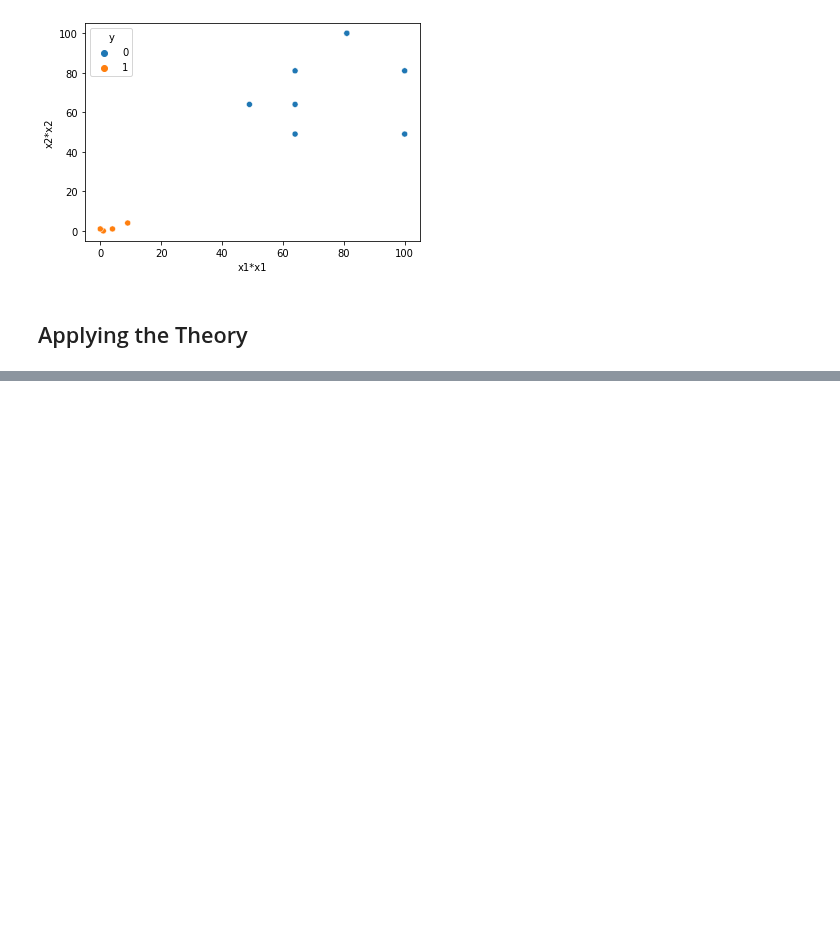
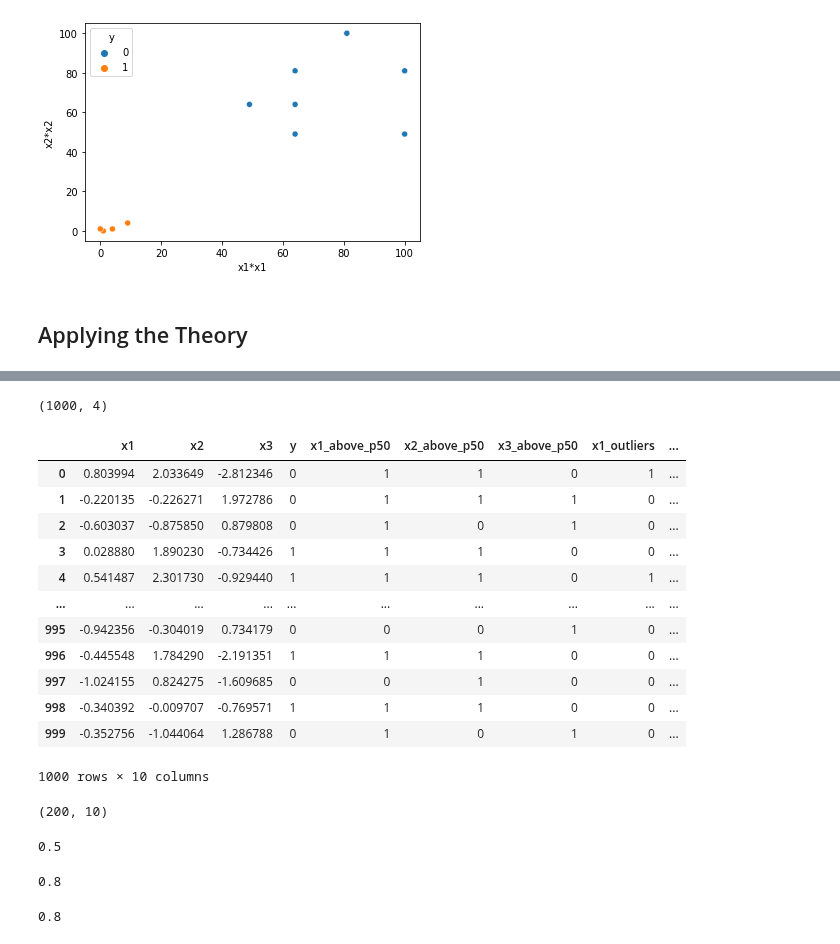
Before and after one commit to rknagao/studies, a Jupyter notebook: caltech_ml_course/lecture04_error_and_noise/lecture04.ipynb, the cells around one changed output, grey strips where cells are left out. Drawn from its saved outputs; the diff is of its cells as text; code cells hidden in the pictures; blank space fills up the shorter version.

Commit message:
recreating the tradeoff between error and model complexity

```diff
--- a/caltech_ml_course/lecture04_error_and_noise/lecture04.ipynb
+++ b/caltech_ml_course/lecture04_error_and_noise/lecture04.ipynb
@@ -35,0 +44,45 @@ demonstrate the tradeoff between model complexity and errors, both in sample and
+# %%
+# Creating the population dataset.
+X, y = make_classification(n_samples=1000, n_features=3, n_informative=3, n_redundant=0, n_clusters_per_class=1, class_sep=0.8, flip_y=0.2, random_state=52)
+df_population = pd.DataFrame({'x1': X[:,0], 'x2': X[:,1], 'x3': X[:,2], 'y':y})
+
+print(df_population.shape)
+px.scatter_3d(df_population, x='x1', y='x2', z='x3', color='y', width=700, height=500)
+# %% [output]
+(1000, 4)
+# %%
+# Applying feature engineering to increase the complexity of the model.apply
+
+# Extra features 1: above p50
+df_population['x1_above_p50'] = np.where(df_population['x1'] > np.percentile(df_population['x1'], 50), 1, 0)
+df_population['x2_above_p50'] = np.where(df_population['x2'] > np.percentile(df_population['x2'], 50), 1, 0)
+df_population['x3_above_p50'] = np.where(df_population['x3'] > np.percentile(df_population['x3'], 50), 1, 0)
+
+# Extra features 2: outliers
+df_population['x1_outliers'] = np.where((df_population['x1'] > np.percentile(df_population['x1'], 90)) | (df_population['x1'] < np.percentile(df_population['x1'], 10)), 1, 0)
+df_population['x2_outliers'] = np.where((df_population['x2'] > np.percentile(df_population['x2'], 90)) | (df_population['x2'] < np.percentile(df_population['x2'], 10)), 1, 0)
+df_population['x3_outliers'] = np.where((df_population['x3'] > np.percentile(df_population['x3'], 90)) | (df_population['x3'] < np.percentile(df_population['x3'], 10)), 1, 0)
+
+df_population
+# %% [output]
+|  | x1 | x2 | x3 | y | x1_above_p50 | x2_above_p50 | x3_above_p50 | x1_outliers | ... |
+| 0 | 0.803994 | 2.033649 | -2.812346 | 0 | 1 | 1 | 0 | 1 | ... |
+| 1 | -0.220135 | -0.226271 | 1.972786 | 0 | 1 | 1 | 1 | 0 | ... |
+| 2 | -0.603037 | -0.875850 | 0.879808 | 0 | 1 | 0 | 1 | 0 | ... |
+| 3 | 0.028880 | 1.890230 | -0.734426 | 1 | 1 | 1 | 0 | 0 | ... |
+| 4 | 0.541487 | 2.301730 | -0.929440 | 1 | 1 | 1 | 0 | 1 | ... |
+| ... | ... | ... | ... | ... | ... | ... | ... | ... | ... |
+| 995 | -0.942356 | -0.304019 | 0.734179 | 0 | 0 | 0 | 1 | 0 | ... |
+| 996 | -0.445548 | 1.784290 | -2.191351 | 1 | 1 | 1 | 0 | 0 | ... |
+| 997 | -1.024155 | 0.824275 | -1.609685 | 0 | 0 | 1 | 0 | 0 | ... |
+| 998 | -0.340392 | -0.009707 | -0.769571 | 1 | 1 | 1 | 0 | 0 | ... |
+| 999 | -0.352756 | -1.044064 | 1.286788 | 0 | 1 | 0 | 1 | 0 | ... |
+1000 rows × 10 columns
+# %%
+# Extracting the sample dataset.
+df_sample = df_population.sample(200)
+
+print(df_sample.shape)
+px.scatter_3d(df_sample, x='x1', y='x2', z='x3', color='y', width=700, height=500)
+# %% [output]
+(200, 10)
@@ -35,0 +108,12 @@ demonstrate the tradeoff between model complexity and errors, both in sample and
+# %%
+train_test_metric(df_sample, ['x1'])
+# %% [output]
+0.5
+# %%
+train_test_metric(df_sample, ['x1', 'x2'])
+# %% [output]
+0.8
+# %%
+train_test_metric(df_sample, ['x1', 'x2', 'x3'])
+# %% [output]
+0.8
```
Also changed, not shown: parts of 5 cells of this notebook.
